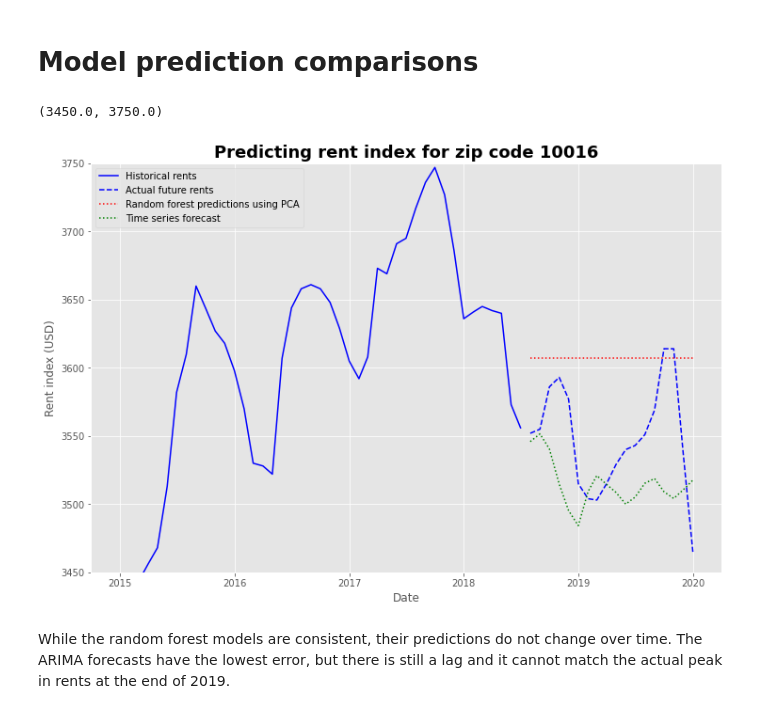
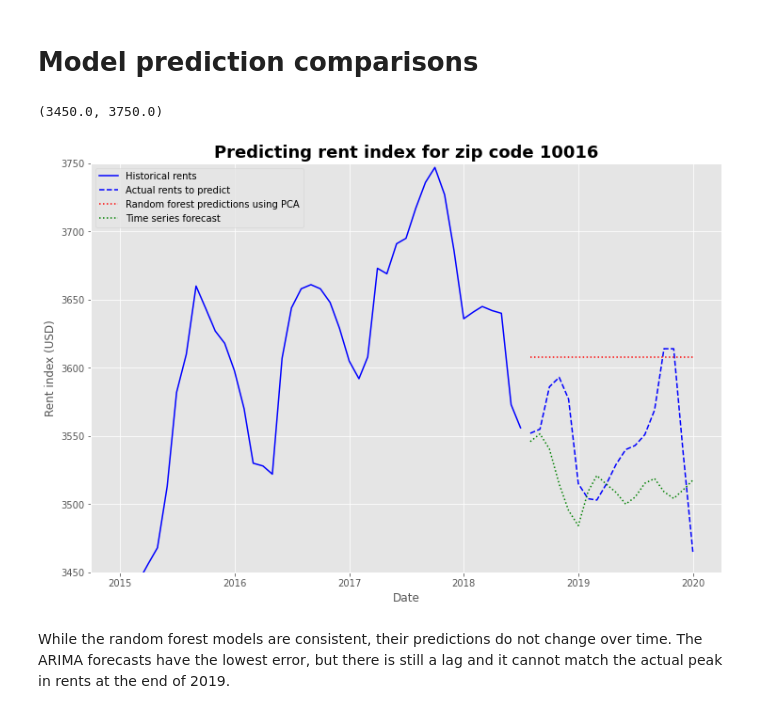
Before and after one commit to EugeniaDickson/zillow_rent_index, a Jupyter notebook: DouglasPizac/rent_model.ipynb, the cells around one changed output. Cells and saved outputs as stored; diff of their text form; code cells hidden in the pictures.

```diff
--- a/DouglasPizac/rent_model.ipynb
+++ b/DouglasPizac/rent_model.ipynb
@@ -585,20 +603,20 @@ Test RMSE: $52.73
 # %%
 plt.figure(figsize = (12,8))
 plt.plot(ny_train_rent,'b')
 plt.plot(ny_test_rent,'b--')
 plt.plot(np.exp(pca_predictors),'r:')
 plt.plot(pd.Series(predictions,index = ny_test_rent.index),'g:')
 
 
-plt.legend(['Historical rents','Actual future rents',
+plt.legend(['Historical rents','Actual rents to predict',
             'Random forest predictions using PCA',
             'Time series forecast'],loc = 'upper left')
 plt.title('Predicting rent index for zip code 10016', fontsize = 18, fontweight = 'bold')
 plt.xlabel('Date')
 plt.ylabel('Rent index (USD)')
 plt.ylim([3450,3750])
 # %% [output]
 (3450.0, 3750.0)
-[figure, old version]
+[figure, new version]
 # %% [markdown]
 <p>While the random forest models are consistent, their predictions do not change over time. The ARIMA forecasts have the lowest error, but there is still a lag and it cannot match the actual peak in rents at the end of 2019.</p>
```
Also changed, not shown: parts of 19 cells of this notebook.
